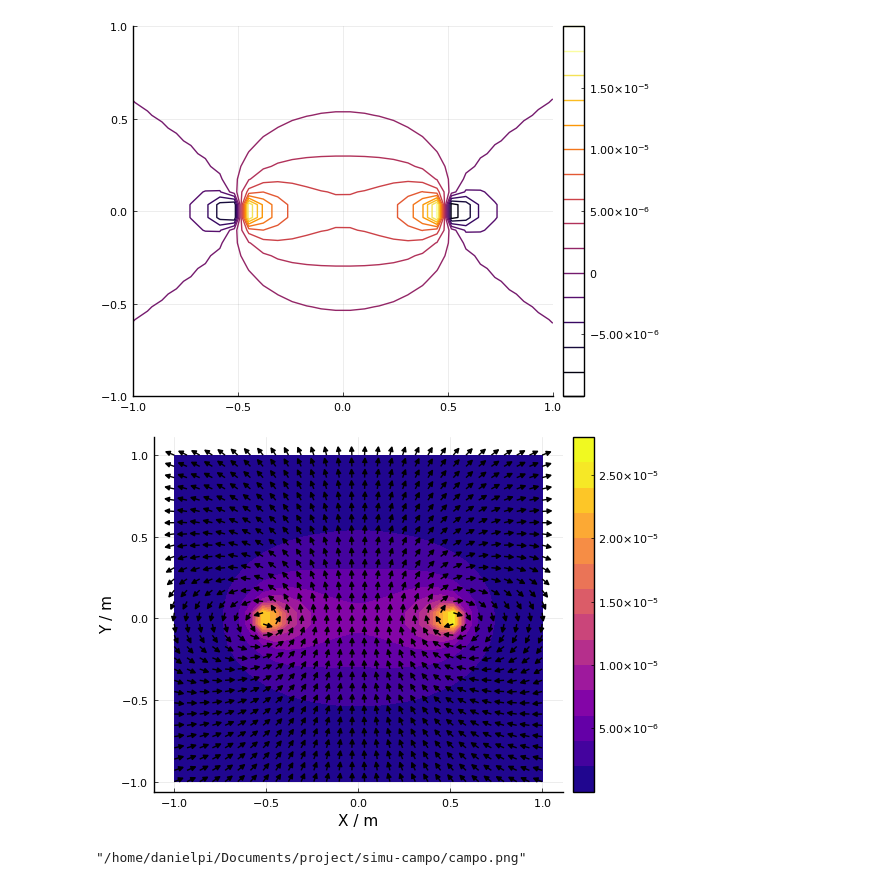
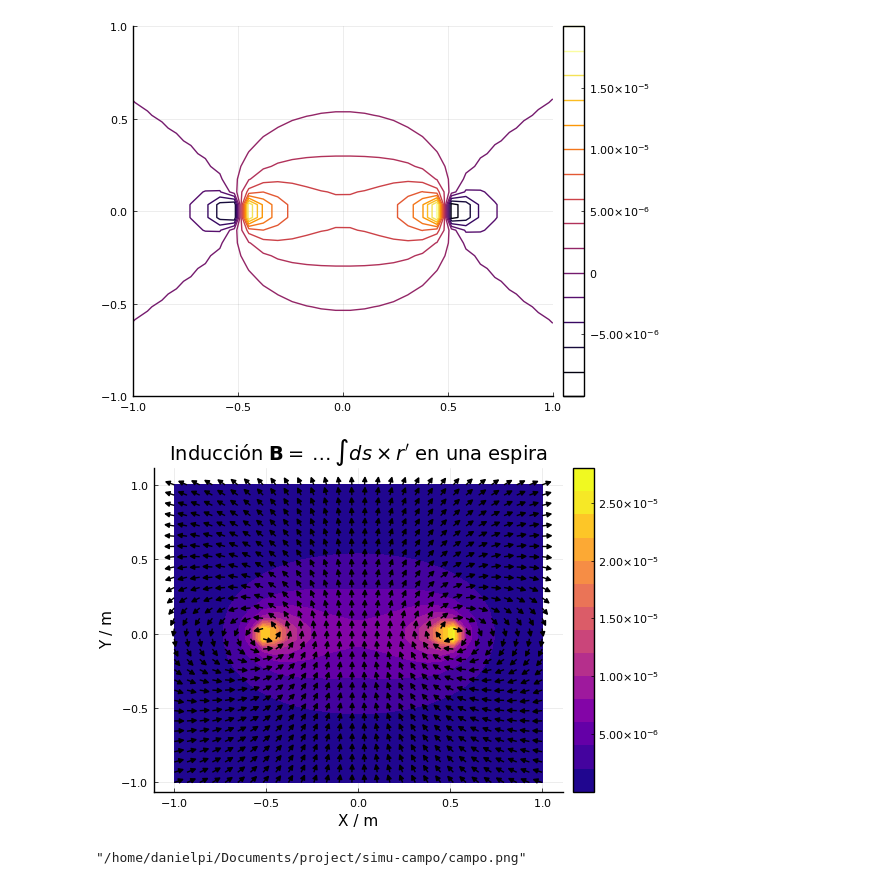
Before and after one commit to daniel3141592654/simu-campo, a Jupyter notebook: simu-campo.ipynb, the cells around one changed output. Saved outputs shown, nothing was run; the diff lists cells and outputs as text; code cells hidden in the pictures.

```diff
--- a/simu-campo.ipynb
+++ b/simu-campo.ipynb
@@ -107,12 +109,13 @@ contour(x,y,superBY)
 # %%
 plot = contour(x,y, Mag_B, color=:plasma, clabels= false, fill = true)
 
 quiver!(x,y, quiver=(superBX./Mag_B *5e-2, superBY./Mag_B * 5e-2 ), markersize=1, color=:black)
 
+title!(L"Inducción $\mathbf{B} = \dots \int ds \times r'$ en una espira")
 xlabel!("X / m")
 ylabel!("Y / m")
 # %% [output]
-[figure, old version]
+[figure, new version]
 # %%
 savefig(plot, "campo.png")
 # %% [output]
```
Also changed, not shown: parts of 2 cells of this notebook, 1 other file.
